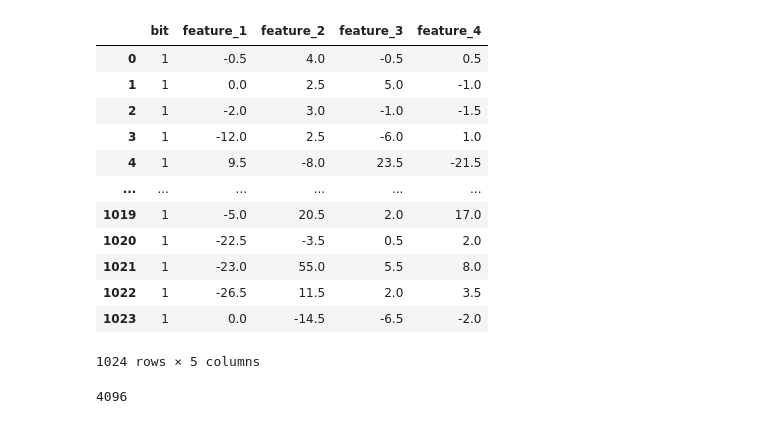
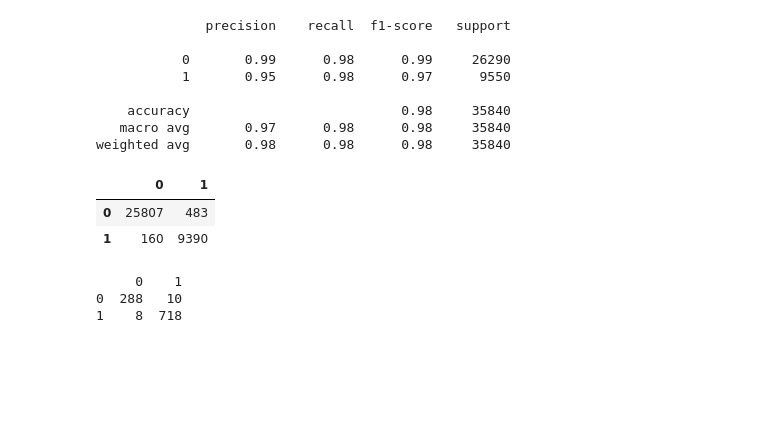
Before and after one commit to Lempi-sudo/VKR, a Jupyter notebook: Task2.ipynb, the cells around one changed output. Saved outputs shown, nothing was run; the diff lists cells and outputs as text; code cells hidden in the pictures; blank space fills up the shorter version.

```diff
--- a/Task2.ipynb
+++ b/Task2.ipynb
@@ -77,0 +70,7 @@ weighted avg       0.99      0.99      0.99    143360
+# %%
+No_Attack_frame = pd.read_csv('feature_vec/NO_Attack_Dota.txt') # ПАРАМЕТР НА ВХОД ФУНКЦИИ
+del No_Attack_frame['Unnamed: 0']
+X = No_Attack_frame.iloc[:,[1,2,3,4]].values
+Y=No_Attack_frame.iloc[:,[0]].values
+X_train, X_test, y_train, y_test = train_test_split(X, Y, test_size=0.35, random_state=42)
+print(X_test)
@@ -78,32 +85,38 @@ weighted avg       0.99      0.99      0.99    143360
+# %%
+y_predict=clf.predict(X_test)
+from sklearn.metrics import confusion_matrix
+print(classification_report(y_test, y_predict))
+cm = confusion_matrix(y_test, y_predict)
+pd.DataFrame(cm)
+# %% [output]
+              precision    recall  f1-score   support
+
+           0       0.99      0.98      0.99     26290
+           1       0.95      0.98      0.97      9550
+
+    accuracy                           0.98     35840
+   macro avg       0.97      0.98      0.98     35840
+weighted avg       0.98      0.98      0.98     35840
+|  | 0 | 1 |
+| 0 | 25807 | 483 |
+| 1 | 160 | 9390 |
 # %%
-X_image_test = AttackDataFrame.iloc[:,[1,2,3,4]].values
-i=1
+No_Attack_frame = pd.read_csv('feature_vec/NO_Attack_CROSS.txt') # ПАРАМЕТР НА ВХОД ФУНКЦИИ
+del No_Attack_frame['Unnamed: 0']
+X_image_test = No_Attack_frame.iloc[:,[1,2,3,4]].values
+y_image_test = No_Attack_frame.iloc[:,[0]].values
+
+i=5
+y_test=y_image_test[1024*i:1024*(i+1)]
 y=X_image_test[1024*i:1024*(i+1)]
 y_predict_image=clf.predict(y)
+cm = confusion_matrix(y_predict_image, y_test)
+print(pd.DataFrame(cm))
 y_predict_image[y_predict_image>0]=255
 y_predict_image=y_predict_image.reshape(32,32)
 img = Image.fromarray(y_predict_image.astype(np.uint8))
 img.show()
+# %% [output]
+     0    1
+0  288   10
+1    8  718
-# %%
-imageWM2Frame = pd.read_csv('feature_vec/Task2/anotherCWFearVec.txt')
-del imageWM2Frame['Unnamed: 0']
-imageWM2Frame
-# %% [output]
-|  | bit | feature_1 | feature_2 | feature_3 | feature_4 |
-| 0 | 1 | -0.5 | 4.0 | -0.5 | 0.5 |
-| 1 | 1 | 0.0 | 2.5 | 5.0 | -1.0 |
-| 2 | 1 | -2.0 | 3.0 | -1.0 | -1.5 |
-| 3 | 1 | -12.0 | 2.5 | -6.0 | 1.0 |
-| 4 | 1 | 9.5 | -8.0 | 23.5 | -21.5 |
-| ... | ... | ... | ... | ... | ... |
-| 1019 | 1 | -5.0 | 20.5 | 2.0 | 17.0 |
-| 1020 | 1 | -22.5 | -3.5 | 0.5 | 2.0 |
-| 1021 | 1 | -23.0 | 55.0 | 5.5 | 8.0 |
-| 1022 | 1 | -26.5 | 11.5 | 2.0 | 3.5 |
-| 1023 | 1 | 0.0 | -14.5 | -6.5 | -2.0 |
-1024 rows × 5 columns
-# %%
-XimageWM2 = imageWM2Frame.iloc[:,[1,2,3,4]].values
-XimageWM2.size
-# %% [output]
-4096
```
Also changed, not shown: parts of 16 cells of this notebook, 10 other files.
